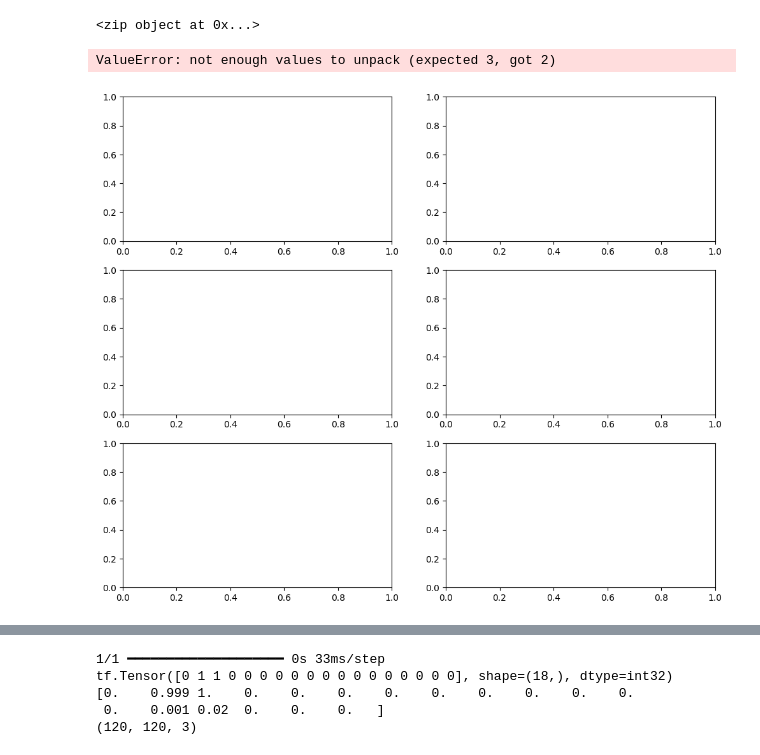
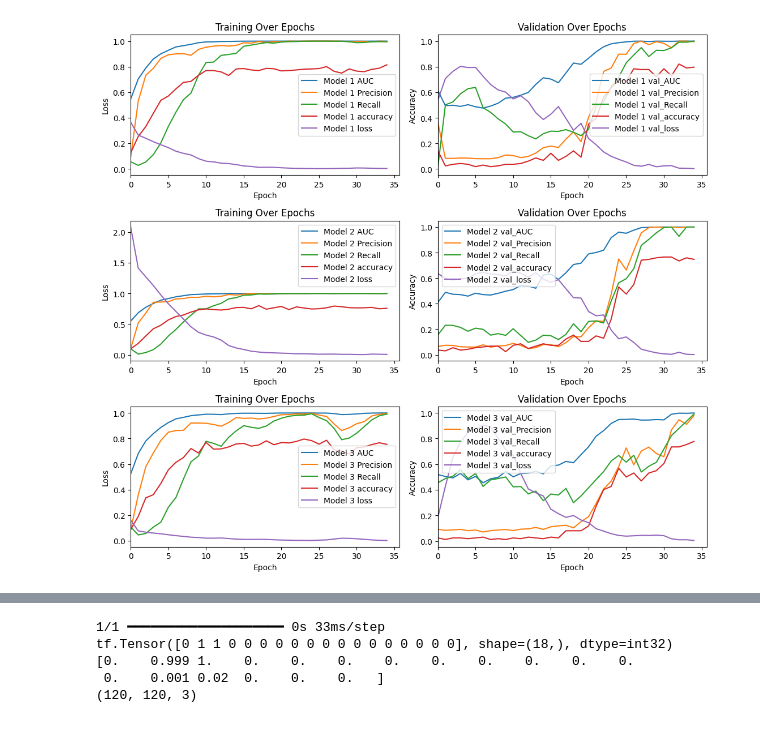
Before and after one commit to HenningSte/Enhancing-Pokemon-Type-Recognition-with-Hybrid-Datasets, a Jupyter notebook: model_analysis.ipynb, the cells around one changed output, grey strips where cells are left out. Cells and saved outputs as stored; diff of their text form; code cells hidden in the pictures.

Commit message:
notebook: fixed plot histories cell

```diff
--- a/model_analysis.ipynb
+++ b/model_analysis.ipynb
@@ -173,40 +170,38 @@ Epoch 35/35
 # %%
 def plot_history(histories):
     # Create a figure with two subplots: one for loss, one for accuracy
-    fig, axs = plt.subplots(len(histories), 2, figsize=(12, 10))
-    print((zip(histories,axs)))
-    for i, (history, ax1, ax2) in enumerate(zip(histories,axs)):
+    fig, axs = plt.subplots(len(histories), 2, figsize=(11, 10))
+
+    for i, (history, (ax1, ax2)) in enumerate(zip(histories,axs)):
         # Iterate over each history and label to plot on the same figure
         # Plot all metrics included in the history object
         for key in history.history.keys():
             # check if the key includes "val" or not
             if 'val' in key:
                 ax2.plot(history.history[key], label='Model '+str(i+1)+' '+key)
             else:
                 ax1.plot(history.history[key], label='Model '+str(i+1)+' '+key)
 
         # Customize loss subplot
         ax1.set_xlabel('Epoch')
         ax1.set_ylabel('Loss')
         ax1.set_title('Training Over Epochs')
         ax1.legend()
         ax1.set_xlim(left=0)  # Ensure the x-axis starts at 0
 
         # Customize accuracy subplot
         ax2.set_xlabel('Epoch')
         ax2.set_ylabel('Accuracy')
         ax2.set_title('Validation Over Epochs')
         ax2.legend()
         ax2.set_xlim(left=0)  # Ensure the x-axis starts at 0
     # Adjust layout and display the plot
     plt.tight_layout()
     plt.show()
 
 plot_history(histories)
 # %% [output]
-<zip object at 0x...>
-ValueError: not enough values to unpack (expected 3, got 2)
-[figure, old version]
+[figure, new version]
 # %%
 def plot_history(histories):
     # Create a figure with two subplots: one for loss, one for accuracy
```
Also changed, not shown: parts of 6 cells of this notebook.
